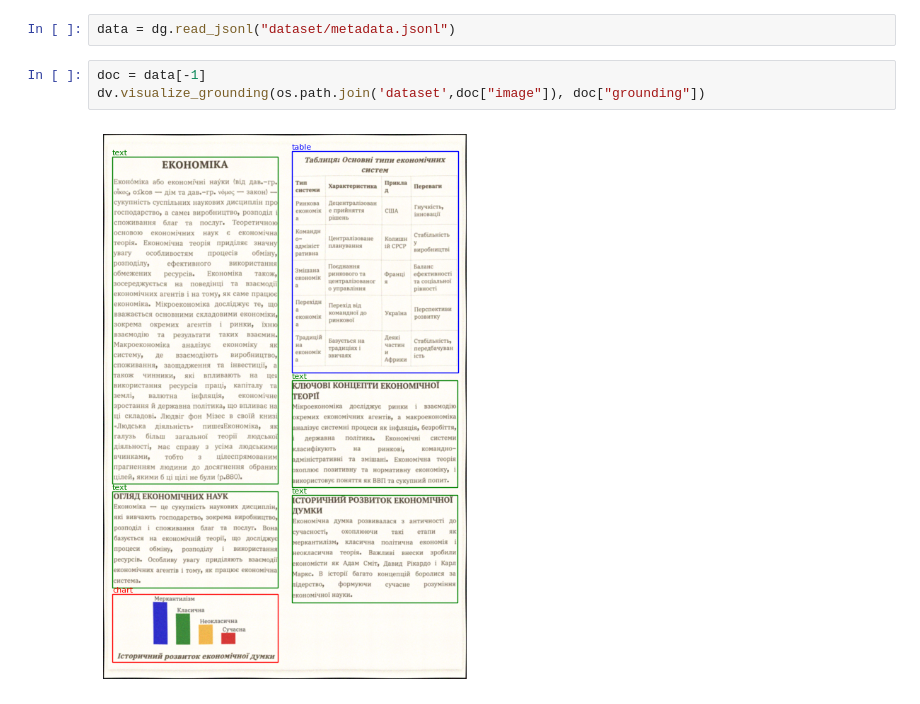
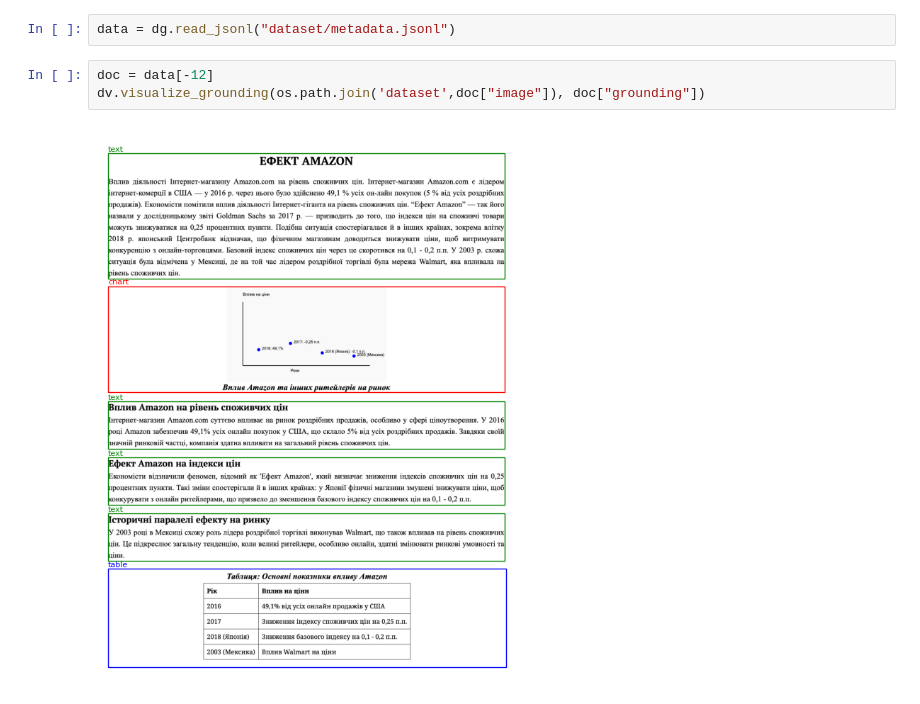
Before and after one commit to ansu0122/ucu-mt, a Jupyter notebook: src/doclab.ipynb, the cells around one changed output. Saved outputs shown, nothing was run; the diff lists cells and outputs as text.

```diff
--- a/src/doclab.ipynb
+++ b/src/doclab.ipynb
@@ -9,7 +11,7 @@ cd /Users/asukh/Work/VSCode/Python/ucu-mt
 # %%
 data = dg.read_jsonl("dataset/metadata.jsonl")
 # %%
-doc = data[-1]
+doc = data[-12]
 dv.visualize_grounding(os.path.join('dataset',doc["image"]), doc["grounding"])
 # %% [output]
-[figure, old version]
+[figure, new version]
```
Also changed, not shown: parts of 1 cell of this notebook, 2 other files.
